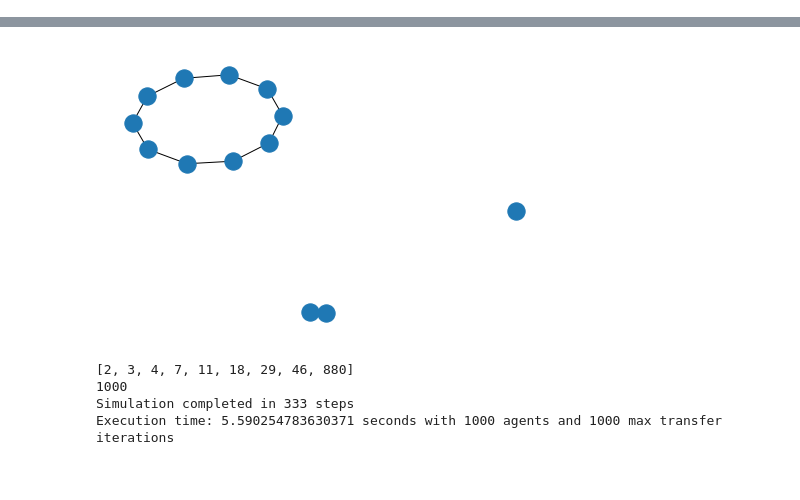
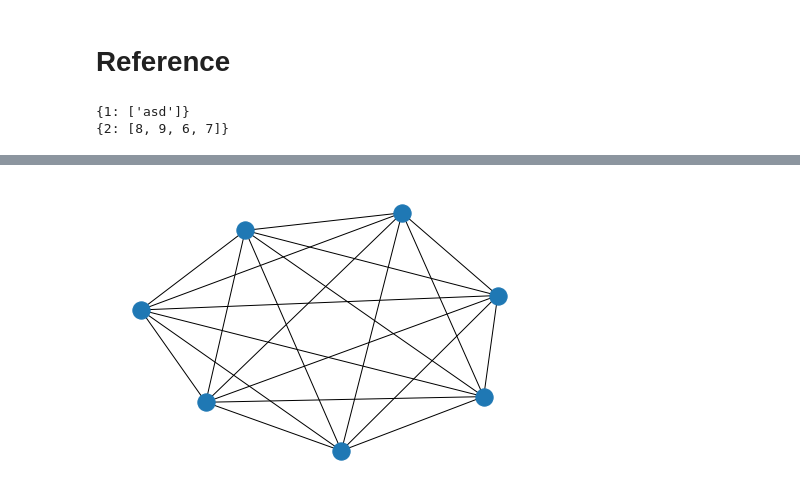
Before and after one commit to bennyharvey/dss-notebook-bin, a Jupyter notebook: pg-model.ipynb, the cells around one changed output, grey strips where cells are left out. Drawn from its saved outputs; the diff is of its cells as text; code cells hidden in the pictures.

Commit message:
add simulation improvements

```diff
--- a/pg-model.ipynb
+++ b/pg-model.ipynb
@@ -22,4 +1,15 @@ a2
+# %% [markdown]
+# Reference
 # %%
+import networkx as nx
+
+
+G = nx.complete_graph(7)
+nx.draw(G)
+# nx_graph = nx.cycle_graph(10)
+# nx.draw(nx_graph)
+
+
 nx_graph = nx.cycle_graph(10)
 nx_graph.nodes[1]['title'] = 'Number 1'
 nx_graph.nodes[1]['group'] = 1
@@ -29,5 +19,30 @@ nx_graph.add_node(20, size=20, title='couple', group=2)
 nx_graph.add_node(21, size=15, title='couple', group=2)
 nx_graph.add_edge(20, 21, weight=5)
 nx_graph.add_node(25, size=25, label='lonely', title='lonely node', group=3)
-nx.draw(nx_graph)
+# nx.draw(nx_graph)
+
+
+
+
+dict1 = {
+    1:["asd"],
+}
+print(dict1)
+dict1["asd"] = "zxc"
+
+dict2 = dict()
+max_len = 4
+for i in range(10):
+    if len(dict2.setdefault(2, [])) >= max_len:
+        dict2[2][i % len(dict2[2])] = i
+    else:
+        dict2[2].append(i)
+print(dict2)
+
+
+import plotly.express as px
+fig = px.bar(x=["a", "b", "c"], y=[1, 3, 2])
+fig.show()
 # %% [output]
+{1: ['asd']}
+{2: [8, 9, 6, 7]}
@@ -34,37 +50 @@ nx.draw(nx_graph)
-[figure, old version]
+[figure, new version]
-# %%
-import lib_agent_modeling as mod
-import importlib
-importlib.reload(mod)
-import time
-
-agent_config = mod.AgentModelConfig(
-    debug_mode=True,
-    hierarchy_levels=10,
-    random_agent_amount=1000,
-    weight_amount_speed_rate=0.2
-)
-simulation_config = mod.SimulationConfig(
-    grasp_threshold=0.99
-)
-
-def main():
-    network     = mod.AgentNetwork(agent_config)
-    # v_graph     = mod.AgentGraph(network)
-    simulation  = mod.Simulation(network, simulation_config)
-
-    simulation.set_type(mod.SimulationType.GraspTransfer)
-    simulation.run()
-    print(f'Simulation completed in {simulation.completed_in} steps')
-
-    pass
-
-if __name__ == "__main__":
-    start_time = time.time()
-    main()
-    print(f'Execution time: {(time.time() - start_time)} seconds with {agent_config.random_agent_amount} agents and {agent_config.max_transfer_iterations} max transfer iterations')
-# %% [output]
-[2, 3, 4, 7, 11, 18, 29, 46, 880]
-1000
-Simulation completed in 333 steps
-Execution time: 5.590254783630371 seconds with 1000 agents and 1000 max transfer iterations
```
Also changed, not shown: parts of 6 cells of this notebook, 1 other file.
